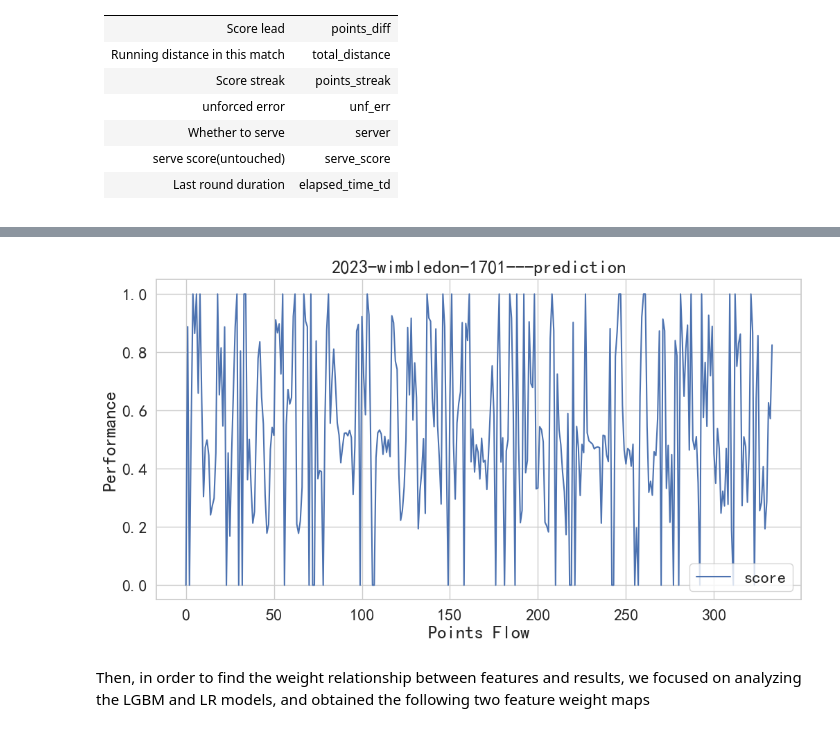
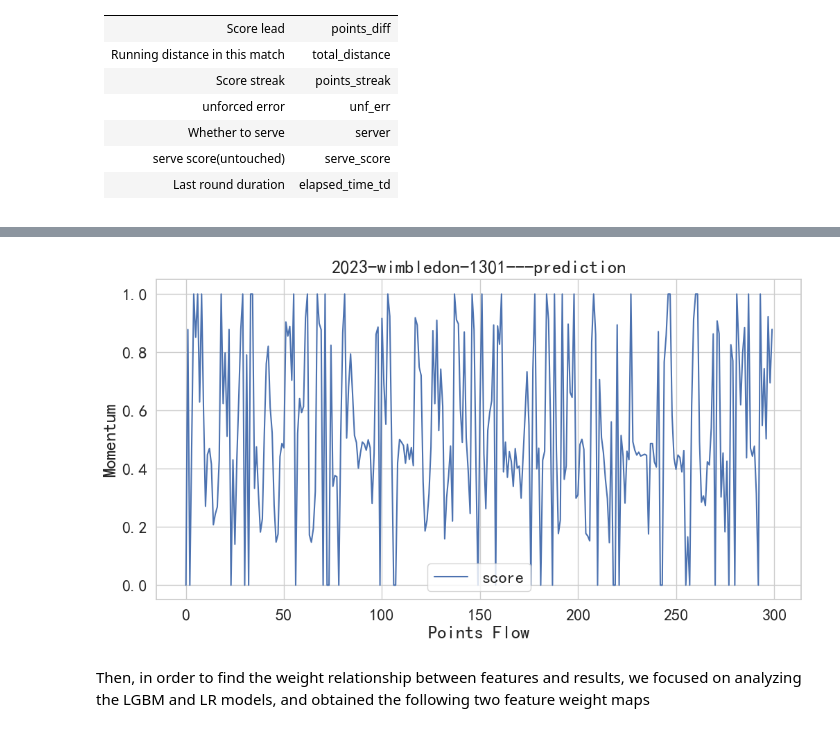
Before and after one commit to Jack-Huang02/MCM-C-Momentum-in-Tennis, a Jupyter notebook: tennis.ipynb, the cells around one changed output, grey strips where cells are left out. Saved outputs shown, nothing was run; the diff lists cells and outputs as text; code cells hidden in the pictures.

```diff
--- a/tennis.ipynb
+++ b/tennis.ipynb
@@ -183,5 +161,5 @@ It was found that the MLP model has the best prediction result, so we choose the
 # %%
-index = data[data.match_id==30].reset_index(drop=True).index
+index = data[data.match_id==0].reset_index(drop=True).index
 test = dataset.iloc[index]
 print(index)
 train = dataset.drop(index,axis=0)
@@ -189,4 +167,6 @@ model = MLPClassifier(random_state=60)
 model.fit(train[columns].values,train['p1_label'].values)
 pred = model.predict_proba(test[columns].values)
 pred = pd.DataFrame({'score':pred[:,1]})
+pred_01 = model.predict(test[columns].values)
+pred_01 = pd.DataFrame(pred_01)
 # %% [output]
@@ -210,20 +174,20 @@ pred
 # %%
 import seaborn as sns
 sns.set(font= "simhei",style="whitegrid",font_scale=1.6)
 import matplotlib
 matplotlib.rcParams['axes.unicode_minus']=False # 解决坐标轴的负号显示问题
 import matplotlib.pyplot as plt
 
 
 pred.plot(kind = "line",figsize = (12,6)) #颜色,matplotlib
 plt.xticks(rotation=0)
 plt.xlabel("Points Flow")
-plt.ylabel("Performance")
-plt.title('2023-wimbledon-1701---prediction')
+plt.ylabel("Momentum")
+plt.title('2023-wimbledon-1301---prediction')
 plt.savefig('results\\match_flow_prediction.png',dpi=500)
 plt.show()
 # %% [output]
-[figure, old version]
+[figure, new version]
 # %% [markdown]
 Then, in order to find the weight relationship between features and results, we focused on analyzing the LGBM and LR models, and obtained the following two feature weight maps
 # %%
```
Also changed, not shown: parts of 9 cells of this notebook.
